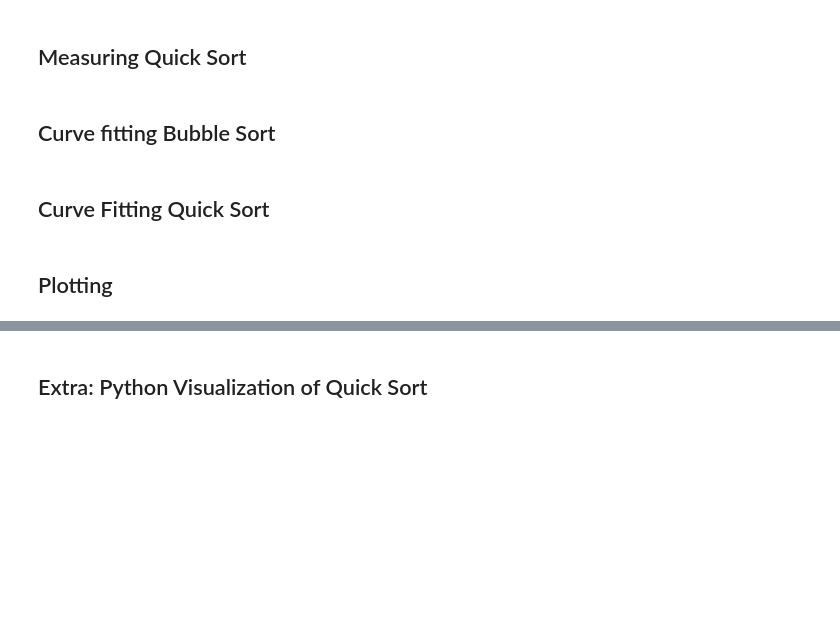
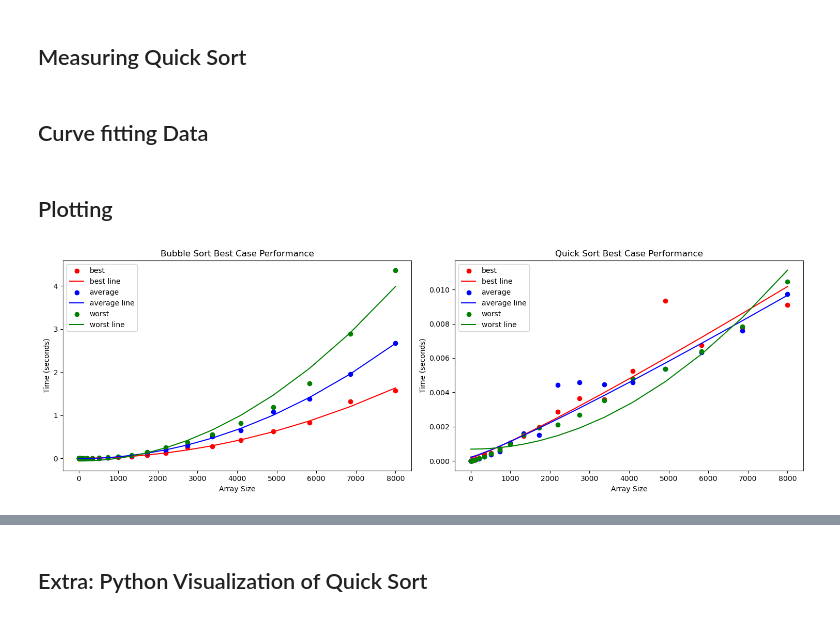
Before and after one commit to TheAgentP/ENSF338_35, a Jupyter notebook: ex2.ipynb, the cells around one changed output, grey strips where cells are left out. Cells and saved outputs as stored; diff of their text form; code cells hidden in the pictures; blank space fills up the shorter version.

```diff
--- a/ex2.ipynb
+++ b/ex2.ipynb
@@ -79,6 +75,6 @@ a
 # %%
 # Finding decent array sizes that scale decently
 
-array_sizes = [i ** 2 for i in range(20)]
+array_sizes = [i ** 3 for i in range(1, 21)]
 array_sizes
 # %% [output]
@@ -209,57 +201,65 @@ for size in array_sizes:
 # %% [markdown]
-## Curve fitting Bubble Sort
+## Curve fitting Data
 # %%
-import numpy as np
-from scipy.optimize import curve_fit
+# Curve Fitting
 
-def quadratic_model(x, a, b):
+def nSquaredModel(x, a, b):
     return a * x ** 2 + b
 
-params_bubble_average, _ = curve_fit(quadratic_model, array_sizes, bubble_average_times)
-params_bubble_worst, _ = curve_fit(quadratic_model, array_sizes, bubble_worst_times)
-params_bubble_best, _ = curve_fit(quadratic_model, array_sizes, bubble_best_times)
+def nlognModel(x, a, b):
+    return a * (x * np.log(x)) + b
+
+params_bubble_average, _ = curve_fit(nSquaredModel, array_sizes, bubble_average_times)
+params_bubble_worst, _ = curve_fit(nSquaredModel, array_sizes, bubble_worst_times)
+params_bubble_best, _ = curve_fit(nSquaredModel, array_sizes, bubble_best_times)
+
+params_quick_average, _ = curve_fit(nlognModel, array_sizes, quick_average_times)
+params_quick_worst, _ = curve_fit(nSquaredModel, array_sizes, quick_worst_times)
+params_quick_best, _ = curve_fit(nlognModel, array_sizes, quick_best_times)
-# %% [markdown]
-## Curve Fitting Quick Sort
 # %% [markdown]
 ## Plotting
 # %%
 import matplotlib.pyplot as plt
 
-fig, axs = plt.subplots(nrows=2, ncols=3, figsize= (15, 5))
+fig, axs = plt.subplots(nrows=1, ncols=2, figsize= (15, 5))
 
-bubble_best = axs[0, 0]
-bubble_average = axs[0, 1]
-bubble_worst = axs[0, 2]
+bubble = axs[0]
+quick = axs[1]
 
 # quicksort = axs[1]
 
-# bubble sort Plot
-bubble_best.scatter(array_sizes, bubble_best_times, label='Measured Times')
-bubble_best.plot(array_sizes, quadratic_model(np.array(array_sizes), *params_bubble_best), label='Fitted Line', color='red')
+# Bubble Sort Plot
+bubble.scatter(array_sizes, bubble_best_times, label='best', color= 'red')
+bubble.plot(array_sizes, nSquaredModel(np.array(array_sizes), *params_bubble_best), label='best line', color='red')
 
-bubble_average.scatter(array_sizes, bubble_average_times, label='Measured Times')
-bubble_average.plot(array_sizes, quadratic_model(np.array(array_sizes), *params_bubble_average), label='Fitted Line', color='blue')
+bubble.scatter(array_sizes, bubble_average_times, label='average', color= 'blue')
+bubble.plot(array_sizes, nSquaredModel(np.array(array_sizes), *params_bubble_average), label='average line', color='blue')
 
-bubble_worst.scatter(array_sizes, bubble_worst_times, label='Measured Times')
-bubble_worst.plot(array_sizes, quadratic_model(np.array(array_sizes), *params_bubble_worst), label='Fitted Line', color='green')
+bubble.scatter(array_sizes, bubble_worst_times, label='worst', color= 'green')
+bubble.plot(array_sizes, nSquaredModel(np.array(array_sizes), *params_bubble_worst), label='worst line', color='green')
 
-bubble_best.set_title('Bubble Sort Best Case Performance')
-bubble_average.set_title("Bubble Sort Average Case Performance")
-bubble_worst.set_title("Bubble Sort Worst Case Performance")
+# Quick Sort Plot
+quick.scatter(array_sizes, quick_best_times, label='best', color= 'red')
+quick.plot(array_sizes, nlognModel(np.array(array_sizes), *params_quick_best), label='best line', color='red')
 
-bubble_best.set_xlabel("Array Size")
-bubble_average.set_xlabel("Array Size")
-bubble_worst.set_xlabel("Array Size")
+quick.scatter(array_sizes, quick_average_times, label='average', color= 'blue')
+quick.plot(array_sizes, nlognModel(np.array(array_sizes), *params_quick_average), label='average line', color='blue')
 
-bubble_best.set_ylabel("Time (seconds)")
-bubble_average.set_ylabel("Time (seconds)")
-bubble_worst.set_ylabel("Time (seconds)")
+quick.scatter(array_sizes, quick_worst_times, label='worst', color= 'green')
+quick.plot(array_sizes, nSquaredModel(np.array(array_sizes), *params_quick_worst), label='worst line', color='green')
 
-bubble_best.legend()
-bubble_average.legend()
-bubble_worst.legend()
+bubble.set_title('Bubble Sort Best Case Performance')
+bubble.set_xlabel("Array Size")
+bubble.set_ylabel("Time (seconds)")
 
-# binary.legend()
+quick.set_title('Quick Sort Best Case Performance')
+quick.set_xlabel("Array Size")
+quick.set_ylabel("Time (seconds)")
+
+bubble.legend()
+quick.legend()
 
 plt.tight_layout()
 plt.show()
+# %% [output]
+[figure, added]
```
Also changed, not shown: parts of 12 cells of this notebook, 8 other files.
